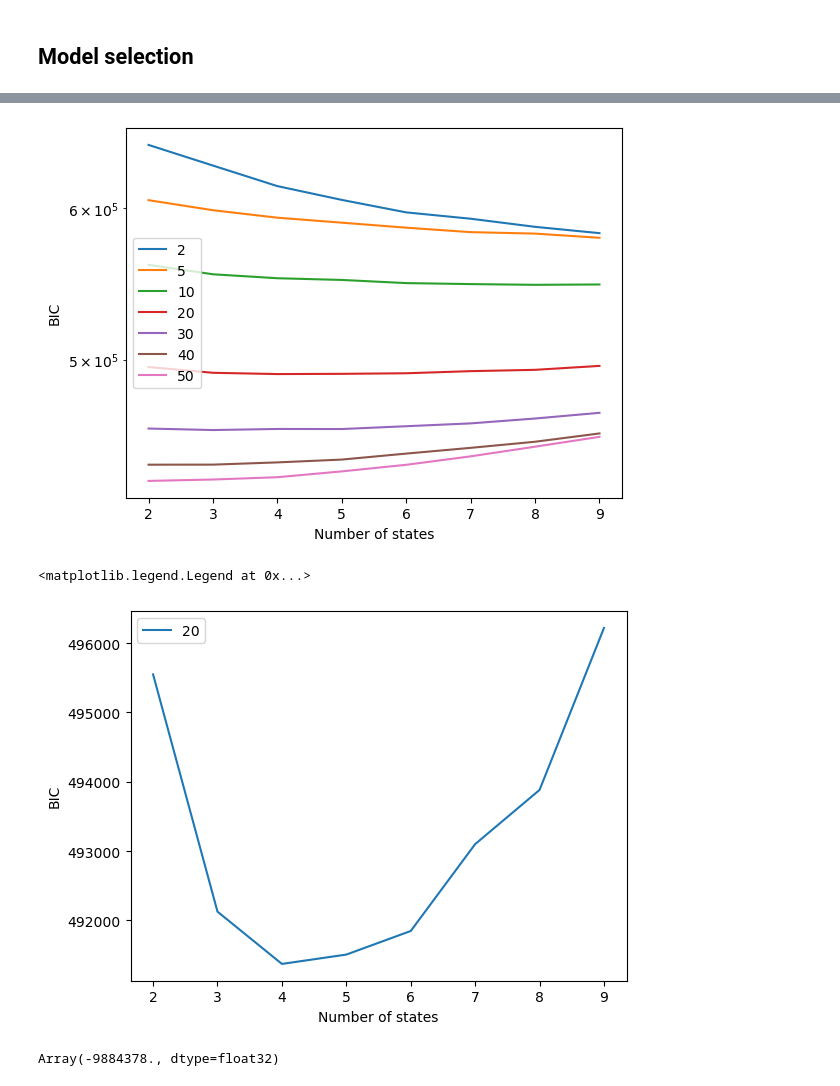
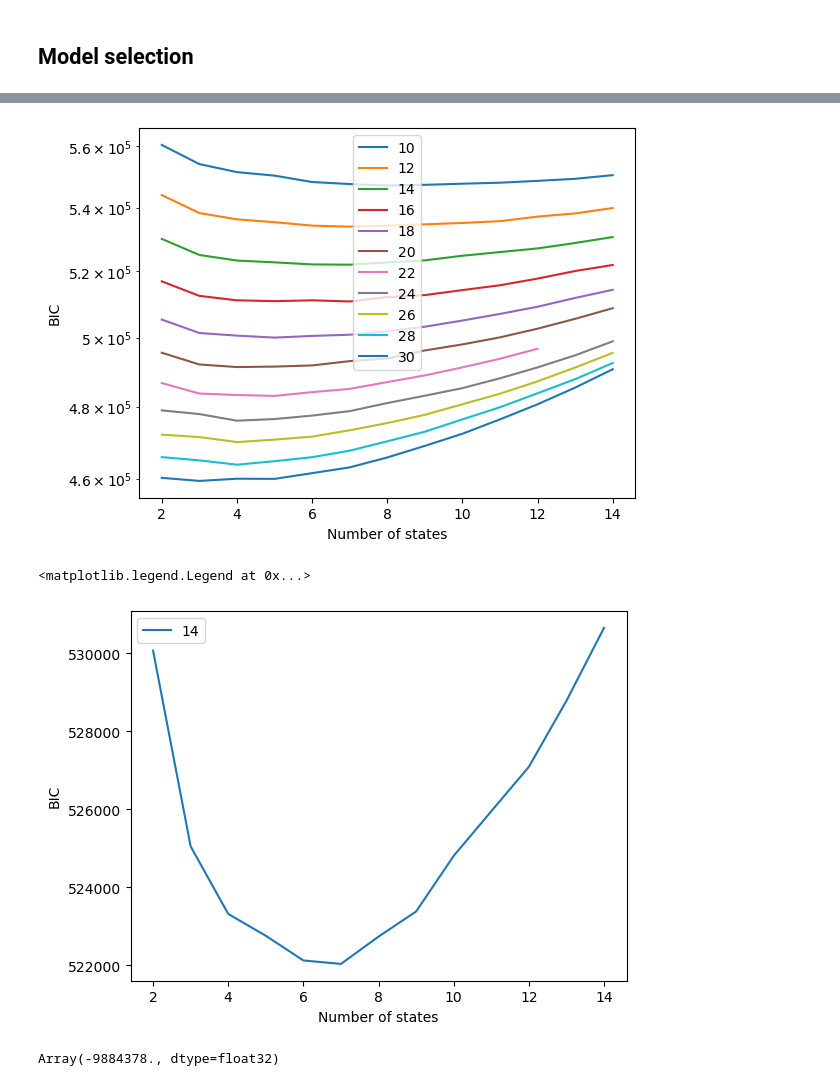
Before and after one commit to MarcoZenari/brainhackRome2025, a Jupyter notebook: hmm_fit.ipynb, the cells around one changed output, grey strips where cells are left out. Cells and saved outputs as stored; diff of their text form; code cells hidden in the pictures.

```diff
--- a/hmm_fit.ipynb
+++ b/hmm_fit.ipynb
@@ -387,0 +400,7 @@ plt.show()
+# %%
+def num_params_gaussian_hmm(K, D):
+    init_probs = K - 1                  # Initial state probs (sum to 1)
+    transitions = K * (K - 1)           # Rows of transition matrix sum to 1
+    means = K * D                       # One mean vector per state
+    covs = K * D * (D + 1) // 2         # One full cov matrix per state
+    return init_probs + transitions + means + covs
@@ -681,9 +722,9 @@ Text(0.5, 0, 'time')
 # %% [markdown]
 ## Model selection
 # %%
-n_components_list = [2, 5, 10 , 20, 30, 40 ,50 ]
+n_components_list = [10, 12, 14, 16, 18, 20, 22, 24, 26, 28, 30]
 
-n_states_list = np.arange(2, 10)
+n_states_list = np.arange(2, 15)
 
 n_iter = 50
 
@@ -802,16 +891,16 @@ for chosen_n_comp in range(len(n_components_list)):
 plt.legend()
 plt.yscale('log')
 # %% [output]
-[figure, old version]
+[figure, new version]
 # %%
-chosen_n_comp = 3
+chosen_n_comp = 2
 plt.plot(n_states_list, heatmap[chosen_n_comp, :], label=n_components_list[chosen_n_comp])
 plt.xlabel('Number of states')
 plt.ylabel('BIC')
 plt.legend()
 # %% [output]
 <matplotlib.legend.Legend at 0x...>
-[figure, old version]
+[figure, new version]
 # %%
 lls[-1]
 # %% [output]
```
Also changed, not shown: parts of 9 cells of this notebook.
